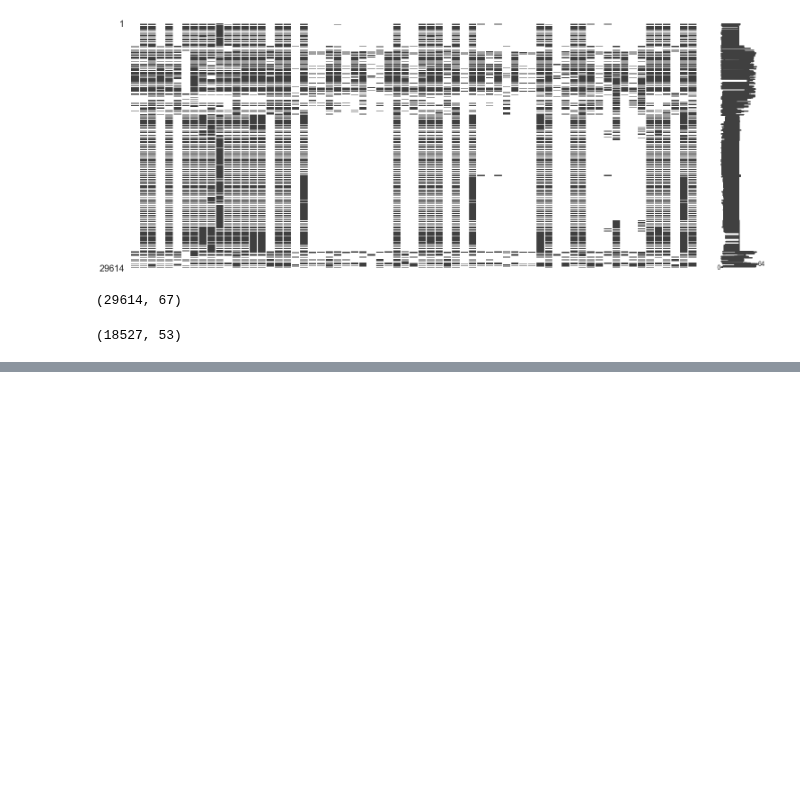
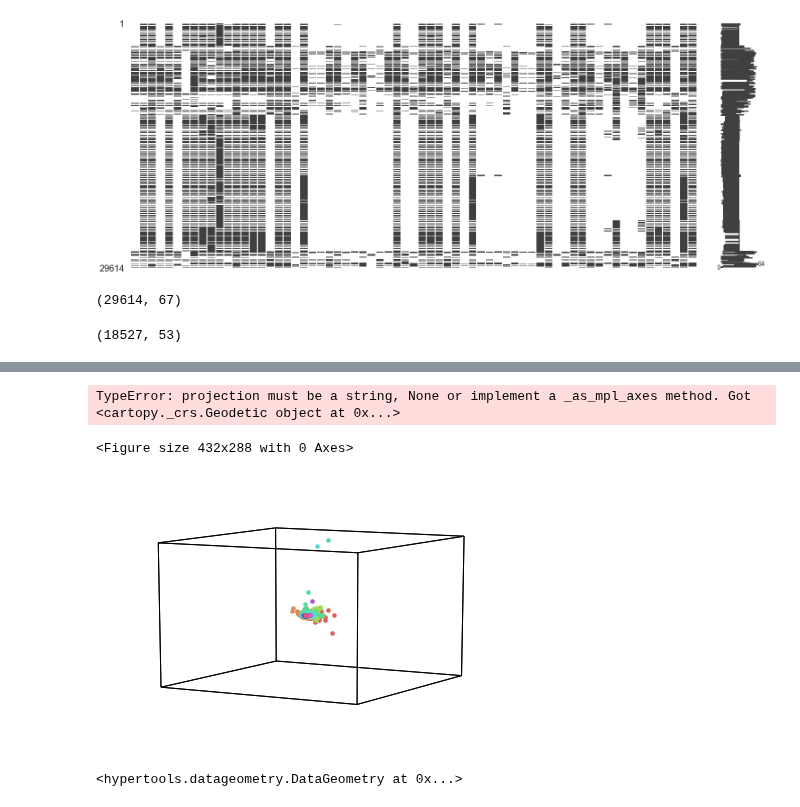
Before and after one commit to jessepisel/criticalandstrategic, a Jupyter notebook: Figure creation.ipynb, the cells around one changed output, grey strips where cells are left out. Cells and saved outputs as stored; diff of their text form; code cells hidden in the pictures; blank space fills up the shorter version.

```diff
--- a/Figure creation.ipynb
+++ b/Figure creation.ipynb
@@ -143,0 +157,11 @@ hucs.plot()
+# %%
+fig, ax = plt.subplots(subplot_kw={'projection': crs})
+ax.add_geometries(df_ae['geometry'], crs=crs)
+# %% [output]
+TypeError: projection must be a string, None or implement a _as_mpl_axes method. Got <cartopy._crs.Geodetic object at 0x...>
+<Figure size 432x288 with 0 Axes>
+# %%
+hyp.plot(nure.iloc[:,85:-8], '.',hue=cats, explore=True)
+# %% [output]
+[figure, added]
+<hypertools.datageometry.DataGeometry at 0x...>
```
Also changed, not shown: parts of 12 cells of this notebook, 2 other files.
